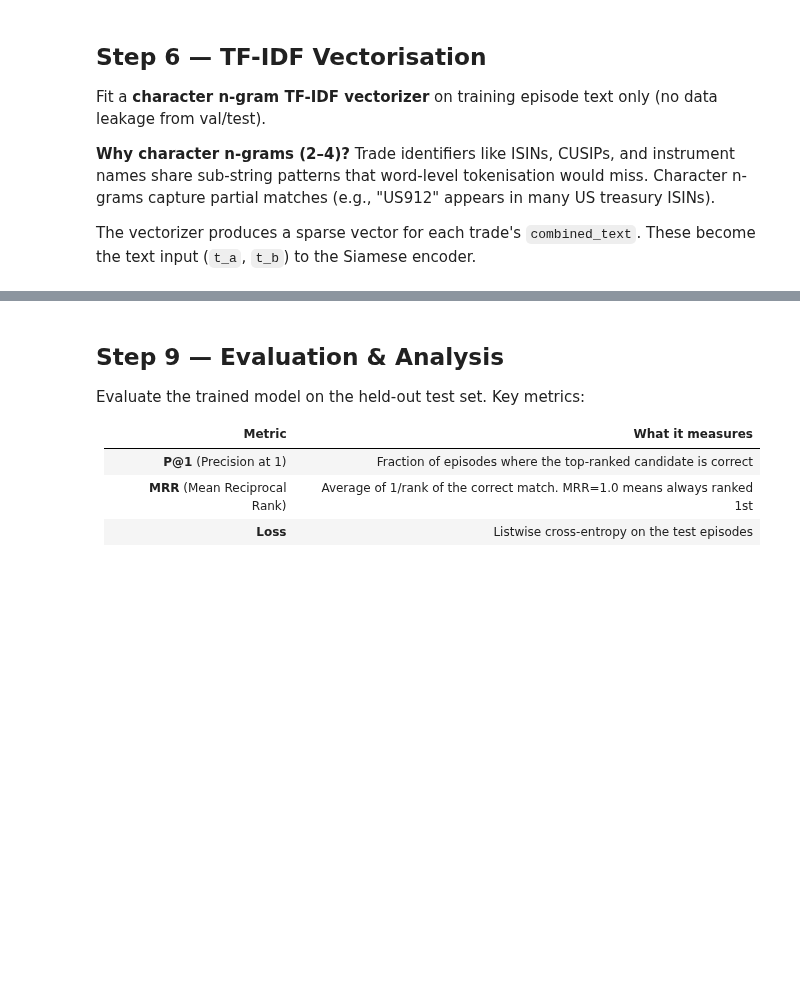
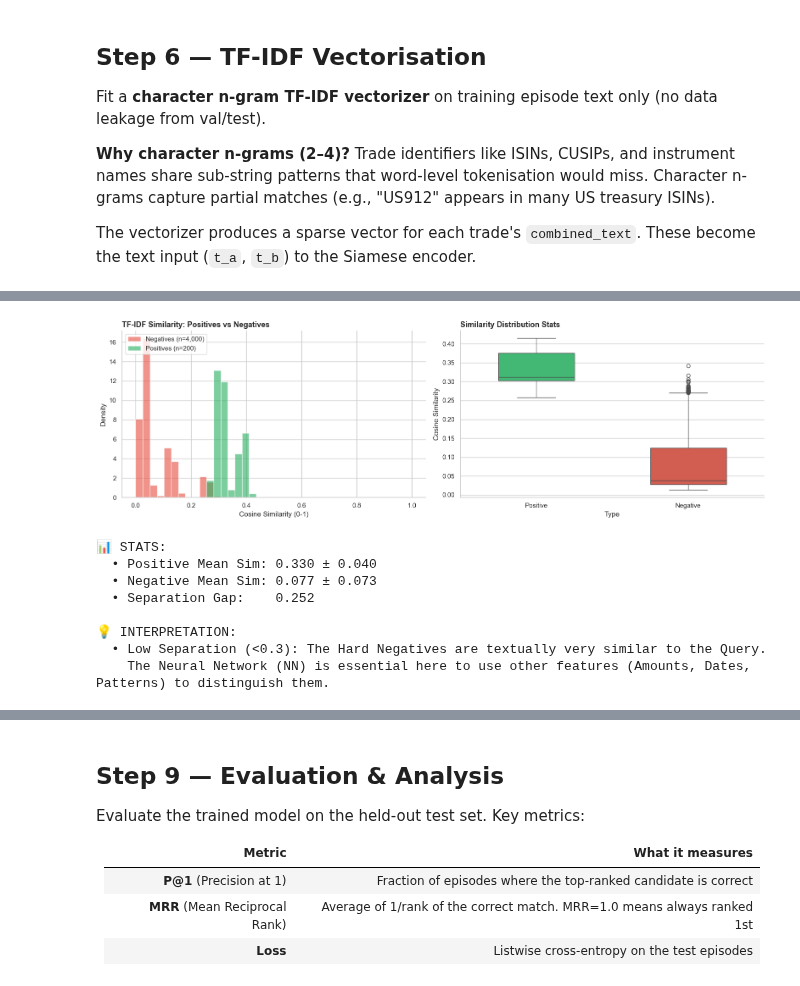
Before and after one commit to adrianvargasgarrido/Siamese_Neural_Network_Matching, a Jupyter notebook: src/model/nn_matching/notebooks/siamese_txn_matching.ipynb, the cells around one changed output, grey strips where cells are left out. Saved outputs shown, nothing was run; the diff lists cells and outputs as text; code cells hidden in the pictures; blank space fills up the shorter version.

```diff
--- a/src/model/nn_matching/notebooks/siamese_txn_matching.ipynb
+++ b/src/model/nn_matching/notebooks/siamese_txn_matching.ipynb
@@ -625,8 +924,12 @@ if episodes_train:
 # %%
 # Visual: TF-IDF similarity distribution (positive vs negative pairs)
+# Checks if simple TF-IDF is enough or if we need a Neural Net
 pos_sims, neg_sims = [], []
 
-for ep in episodes_train[:200]:  # Sample first 200 episodes
+n_episodes_plot= 1000
+
+# Collect similarities from a sample of episodes
+for ep in episodes_train[:n_episodes_plot]:
     q_text = ep["query_row"].get("combined_text", "")
     cands = ep["candidates_df"]
     if cands is None or cands.empty or "combined_text" not in cands.columns:
@@ -635,34 +938,52 @@ for ep in episodes_train[:200]:  # Sample first 200 episodes
     texts = [q_text] + cands["combined_text"].fillna("").tolist()
     vecs = vectorizer.transform(texts).toarray()
 
-    for j in range(1, len(vecs)):
-        sim = cosine_similarity(vecs[0:1], vecs[j:j+1])[0, 0]
-        if j == 1:  # positive is always at index 0 in candidates
-            pos_sims.append(sim)
-        else:
-            neg_sims.append(sim)
+    # Calculate cosine sim between Query (idx 0) and all Candidates (idx 1..)
+    sims = cosine_similarity(vecs[0:1], vecs[1:])[0]
 
-fig, axes = plt.subplots(1, 2, figsize=(13, 4))
+    # Index 0 in candidates is always positive, rest are negatives
+    pos_sims.append(sims[0])
+    neg_sims.extend(sims[1:])
 
-# Left: Histogram overlap
-axes[0].hist(neg_sims, bins=40, alpha=0.6, label=f"Negatives (n={len(neg_sims):,})", color="#ef4444", density=True)
-axes[0].hist(pos_sims, bins=40, alpha=0.7, label=f"Positives (n={len(pos_sims):,})", color="#22c55e", density=True)
-axes[0].set_xlabel("TF-IDF Cosine Similarity")
+# Plotting
+fig, axes = plt.subplots(1, 2, figsize=(16, 5))
+sns.set_theme(style="whitegrid")
+
+# Left: Overlapping Histograms (Separation Check)
+bins = np.linspace(0, 1, 40)
+axes[0].hist(neg_sims, bins=bins, alpha=0.6, density=True, label=f"Negatives (n={len(neg_sims):,})", color="#e74c3c")
+axes[0].hist(pos_sims, bins=bins, alpha=0.6, density=True, label=f"Positives (n={len(pos_sims):,})", color="#27ae60")
+axes[0].set_title("TF-IDF Similarity: Positives vs Negatives", fontsize=13, fontweight='bold', loc='left')
+axes[0].set_xlabel("Cosine Similarity (0-1)")
 axes[0].set_ylabel("Density")
-axes[0].set_title("Query ↔ Candidate Similarity Distribution")
-axes[0].legend()
+axes[0].legend(loc="upper left")
+sns.despine(ax=axes[0])
 
-# Right: Box plot comparison
-axes[1].boxplot([pos_sims, neg_sims], labels=["Positive", "Negative"],
-                patch_artist=True,
-                boxprops=[dict(facecolor="#22c55e", alpha=0.7), dict(facecolor="#ef4444", alpha=0.7)])
-axes[1].set_ylabel("TF-IDF Cosine Similarity")
-axes[1].set_title("Similarity: Positive vs Negative")
+# Right: Boxplot (Distribution Stats)
+data_sim = []
+data_sim.extend([{"Type": "Positive", "Similarity": x} for x in pos_sims])
+data_sim.extend([{"Type": "Negative", "Similarity": x} for x in neg_sims])
+df_sim = pd.DataFrame(data_sim)
+
+sns.boxplot(data=df_sim, x="Type", y="Similarity", palette={"Positive": "#2ecc71", "Negative": "#e74c3c"}, ax=axes[1], width=0.5)
+axes[1].set_title("Similarity Distribution Stats", fontsize=13, fontweight='bold', loc='left')
+axes[1].set_ylabel("Cosine Similarity")
+sns.despine(ax=axes[1])
 
 plt.tight_layout()
 plt.show()
 
-print(f"Positive mean sim: {np.mean(pos_sims):.4f} ± {np.std(pos_sims):.4f}")
-print(f"Negative mean sim: {np.mean(neg_sims):.4f} ± {np.std(neg_sims):.4f}")
-print(f"Separation gap:    {np.mean(pos_sims) - np.mean(neg_sims):.4f}")
+# Text Explanation
+sep_gap = np.mean(pos_sims) - np.mean(neg_sims)
+print(f"📊 STATS:")
+print(f"  • Positive Mean Sim: {np.mean(pos_sims):.3f} ± {np.std(pos_sims):.3f}")
+print(f"  • Negative Mean Sim: {np.mean(neg_sims):.3f} ± {np.std(neg_sims):.3f}")
+print(f"  • Separation Gap:    {sep_gap:.3f}")
+
+print("\n💡 INTERPRETATION:")
+if sep_gap > 0.3:
+    print("  • High Separation (>0.3): TF-IDF alone is quite strong. The model will converge quickly.")
+else:
+    print("  • Low Separation (<0.3): The Hard Negatives are textually very similar to the Query.")
+    print("    The Neural Network (NN) is essential here to use other features (Amounts, Dates, Patterns) to distinguish them.")
 # %% [output]
@@ -686 +993,10 @@ DIAGNOSTIC: Is Trade Id leaking into TF-IDF similarity?
+[figure, added]
+📊 STATS:
+  • Positive Mean Sim: 0.330 ± 0.040
+  • Negative Mean Sim: 0.077 ± 0.073
+  • Separation Gap:    0.252
+
+💡 INTERPRETATION:
+  • Low Separation (<0.3): The Hard Negatives are textually very similar to the Query.
+    The Neural Network (NN) is essential here to use other features (Amounts, Dates, Patterns) to distinguish them.
 # %% [markdown]
```
Also changed, not shown: parts of 28 cells of this notebook, 7 other files.
